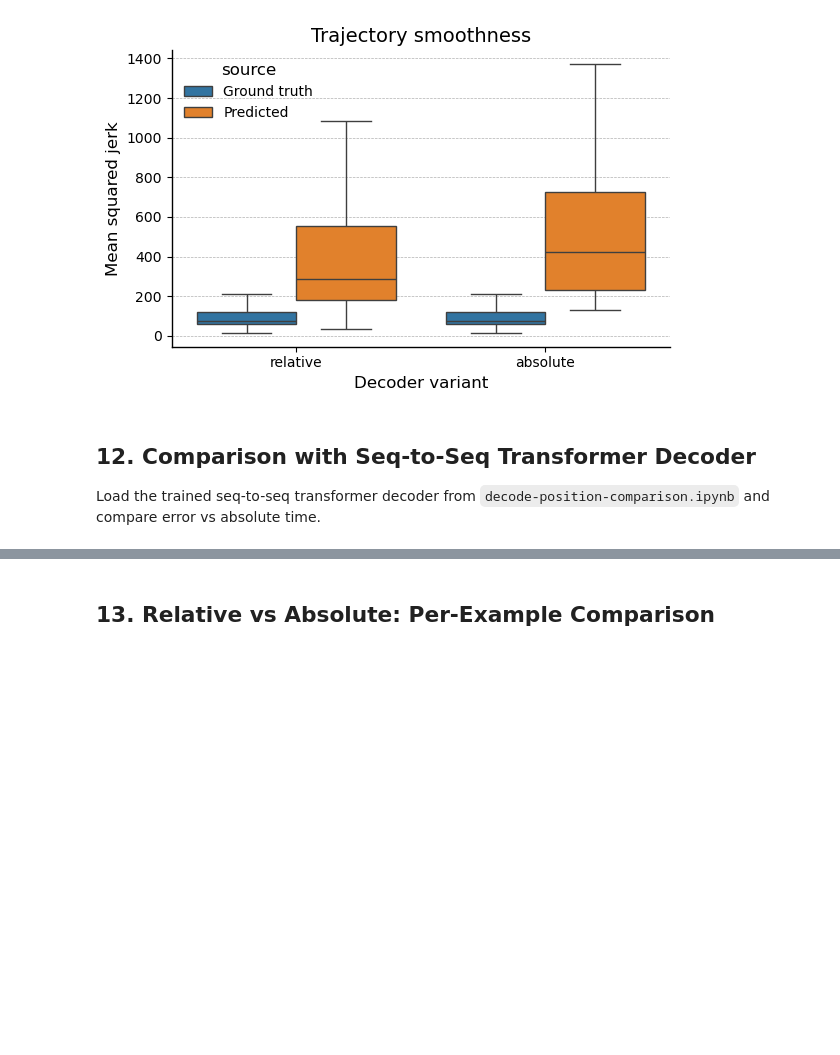
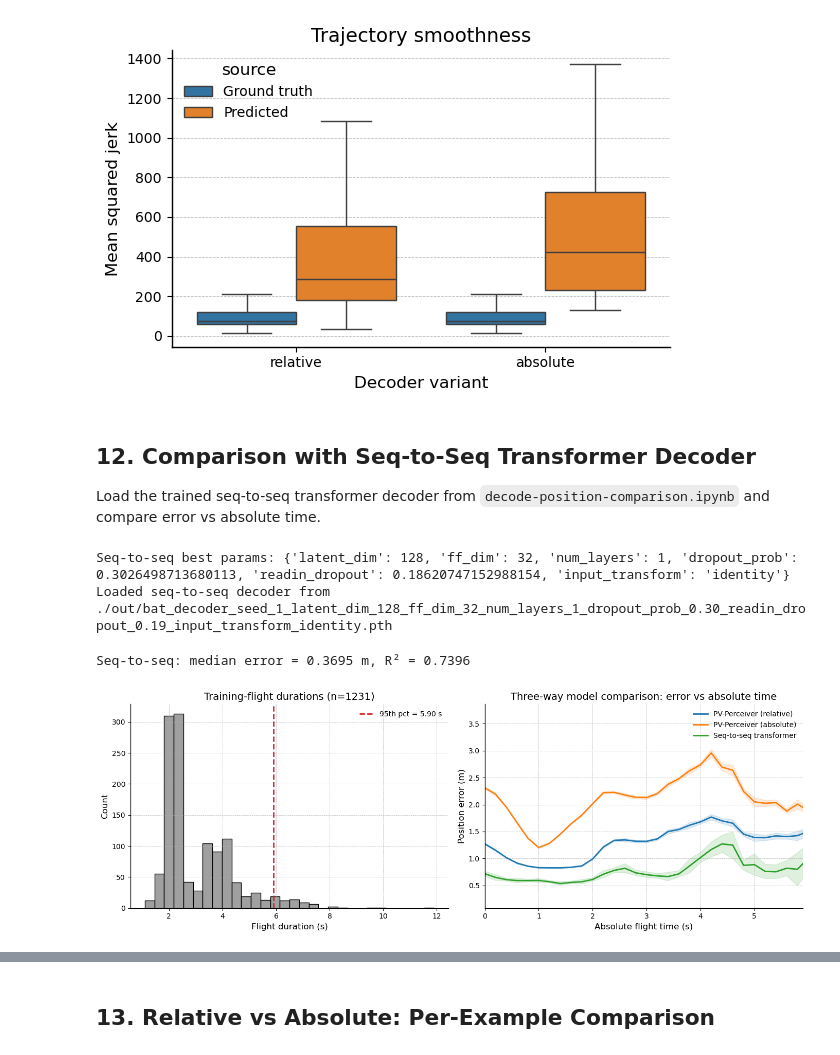
Before and after one commit to yongrong-qiu/digitalbat, a Jupyter notebook: notebooks/pv_decode.ipynb, the cells around one changed output, grey strips where cells are left out. Cells and saved outputs as stored; diff of their text form; code cells hidden in the pictures; blank space fills up the shorter version.

```diff
--- a/notebooks/pv_decode.ipynb
+++ b/notebooks/pv_decode.ipynb
@@ -261,3 +261,10 @@ print(f'Flight length distribution (bins): '
       f'min={min(all_flight_lens)}, p25={np.percentile(all_flight_lens, 25):.0f}, '
       f'median={np.median(all_flight_lens):.0f}, p75={np.percentile(all_flight_lens, 75):.0f}, '
       f'max={max(all_flight_lens)}')
+
+# x-axis clip used by every relative- and absolute-time plot below.
+# Computed on the training set so plots reflect the regime the models actually saw,
+# and aren't visually dominated by the long-flight tail.
+train_flight_durations = np.array([f['xyz'].shape[0] * dt for f in flights_train])
+t_clip = float(np.percentile(train_flight_durations, 95))
+print(f't_clip (training p95) = {t_clip:.2f} s')
@@ -715,6 +719,7 @@ ax.set_ylabel('Position error (m)')
 ax.set_title('Decoding error vs temporal lag')
 ax.legend()
 ax.axvline(0, color='gray', ls='--', lw=0.8)
+ax.set_xlim(-t_clip, t_clip)
 
 # Panel 2: error vs t_abs (absolute flight time)
 ax = axes[1]
@@ -729,6 +734,7 @@ ax.set_xlabel('Absolute flight time (s)')
 ax.set_ylabel('Position error (m)')
 ax.set_title('Decoding error vs absolute time')
 ax.legend()
+ax.set_xlim(0, t_clip)
 
 plt.tight_layout()
 plt.show()
@@ -765,6 +769,7 @@ for ax, mode in zip(axes, ('relative', 'absolute')):
     ax.legend()
     ax.axhline(0, color='gray', ls='--', lw=0.5)
     ax.axvline(0, color='gray', ls='--', lw=0.5)
+    ax.set_xlim(-t_clip, t_clip)
 
 plt.tight_layout()
 plt.show()
@@ -794,5 +797,9 @@ for ax, mode in zip(axes, ('relative', 'absolute')):
     ax.set_ylabel('Validity AUC')
     ax.set_title(f'{mode}-time')
     ax.axhline(0.5, color='gray', ls='--', lw=0.5)
+    if mode == 'relative':
+        ax.set_xlim(-t_clip, t_clip)
+    else:
+        ax.set_xlim(0, t_clip)
 plt.tight_layout()
 plt.show()
@@ -908,6 +911,9 @@ decoder_model.load_state_dict(
 decoder_model = decoder_model.to(device)
 decoder_model.eval()
 print(f'Loaded seq-to-seq decoder from {s2s_model_path}')
+# %% [output]
+Seq-to-seq best params: {'latent_dim': 128, 'ff_dim': 32, 'num_layers': 1, 'dropout_prob': 0.3026498713680113, 'readin_dropout': 0.18620747152988154, 'input_transform': 'identity'}
+Loaded seq-to-seq decoder from ./out/bat_decoder_seed_1_latent_dim_128_ff_dim_32_num_layers_1_dropout_prob_0.30_readin_dropout_0.19_input_transform_identity.pth
 # %%
 # Evaluate seq-to-seq decoder and build per-timepoint DataFrame
 s2s_records = []
@@ -947,32 +953,49 @@ with torch.no_grad():
 s2s_df = pd.DataFrame(s2s_records)
 print(f'Seq-to-seq: median error = {s2s_df["err_3d"].median():.4f} m, '
       f'R² = {r2_score(s2s_df[["x_true", "y_true", "z_true"]], s2s_df[["x_pred", "y_pred", "z_pred"]]):.4f}')
+# %% [output]
+Seq-to-seq: median error = 0.3695 m, R² = 0.7396
 # %%
-# Compare error vs absolute time for all three models
-fig, ax = plt.subplots(figsize=(8, 5))
+# Compare error vs absolute time for all three models, clipped to t_clip
+# (95th percentile of training-flight durations) to avoid the noisy long-flight tail.
+fig, axes = plt.subplots(1, 2, figsize=(14, 5))
 
+# Panel 1: histogram of training-flight durations
+ax = axes[0]
+sns.histplot(train_flight_durations, bins=30, ax=ax, color='gray')
+ax.axvline(t_clip, color='C3', ls='--', label=f'95th pct = {t_clip:.2f} s')
+ax.set_xlabel('Flight duration (s)')
+ax.set_ylabel('Count')
+ax.set_title(f'Training-flight durations (n={len(train_flight_durations)})')
+ax.legend()
+
+# Panel 2: error vs absolute time (clipped to t_clip)
+ax = axes[1]
 for mode, color, label in [
     ('relative', 'C0', 'PV-Perceiver (relative)'),
     ('absolute', 'C1', 'PV-Perceiver (absolute)'),
 ]:
     m = valid_df[valid_df['time_mode'] == mode].copy()
     m['t_abs_bin'] = (m['t_abs'] / lag_bin_width).round() * lag_bin_width
     agg = m.groupby('t_abs_bin')['err_3d'].agg(['mean', 'sem']).reset_index()
     ax.plot(agg['t_abs_bin'], agg['mean'], label=label, color=color)
     ax.fill_between(agg['t_abs_bin'], agg['mean'] - agg['sem'],
                     agg['mean'] + agg['sem'], alpha=0.15, color=color)
 
-# Seq-to-seq
 s2s_df_copy = s2s_df.copy()
 s2s_df_copy['t_abs_bin'] = (s2s_df_copy['t_abs'] / lag_bin_width).round() * lag_bin_width
 agg_s2s = s2s_df_copy.groupby('t_abs_bin')['err_3d'].agg(['mean', 'sem']).reset_index()
 ax.plot(agg_s2s['t_abs_bin'], agg_s2s['mean'], label='Seq-to-seq transformer', color='C2')
 ax.fill_between(agg_s2s['t_abs_bin'], agg_s2s['mean'] - agg_s2s['sem'],
                 agg_s2s['mean'] + agg_s2s['sem'], alpha=0.15, color='C2')
 
 ax.set_xlabel('Absolute flight time (s)')
 ax.set_ylabel('Position error (m)')
 ax.set_title('Three-way model comparison: error vs absolute time')
 ax.legend()
+ax.set_xlim(0, t_clip)
+
 plt.tight_layout()
 plt.show()
+# %% [output]
+[figure, added]
```
Also changed, not shown: parts of 8 cells of this notebook.
